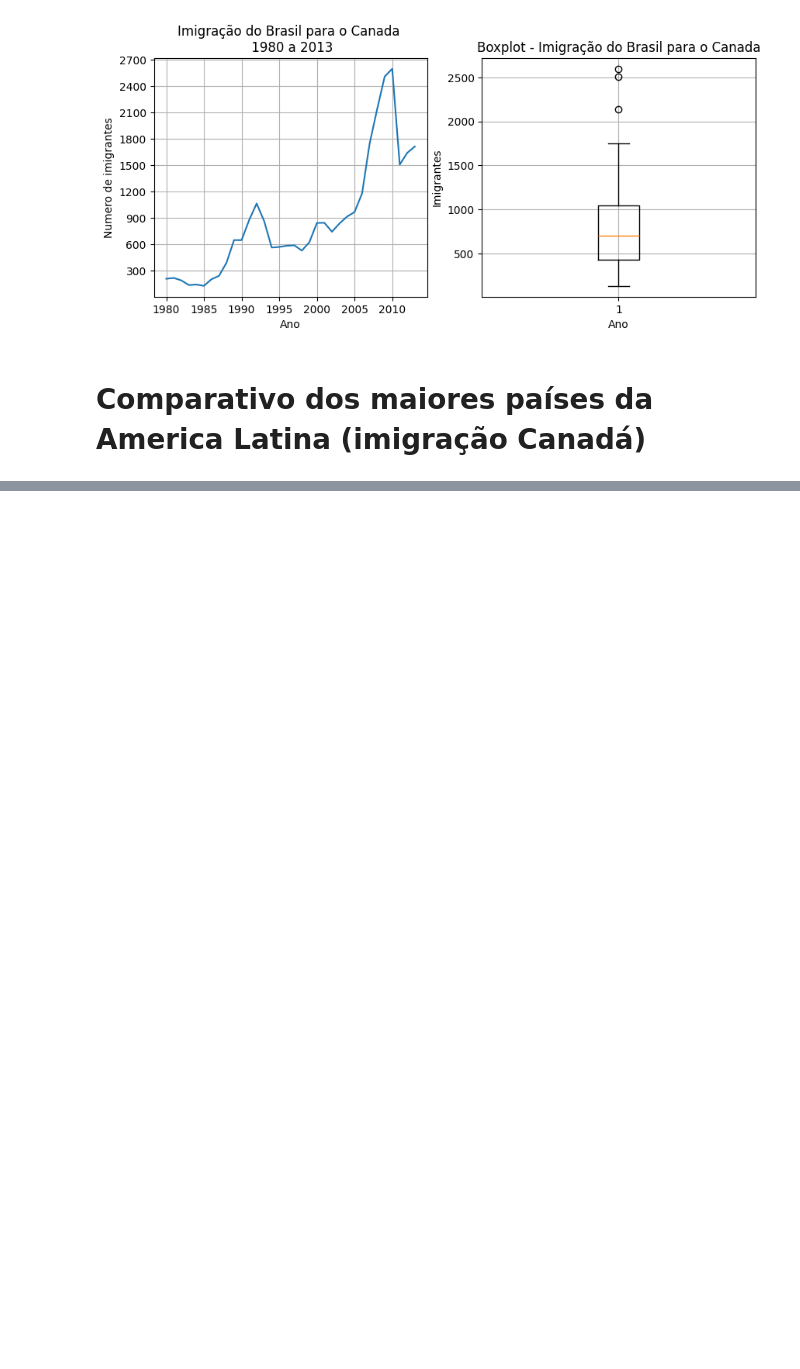
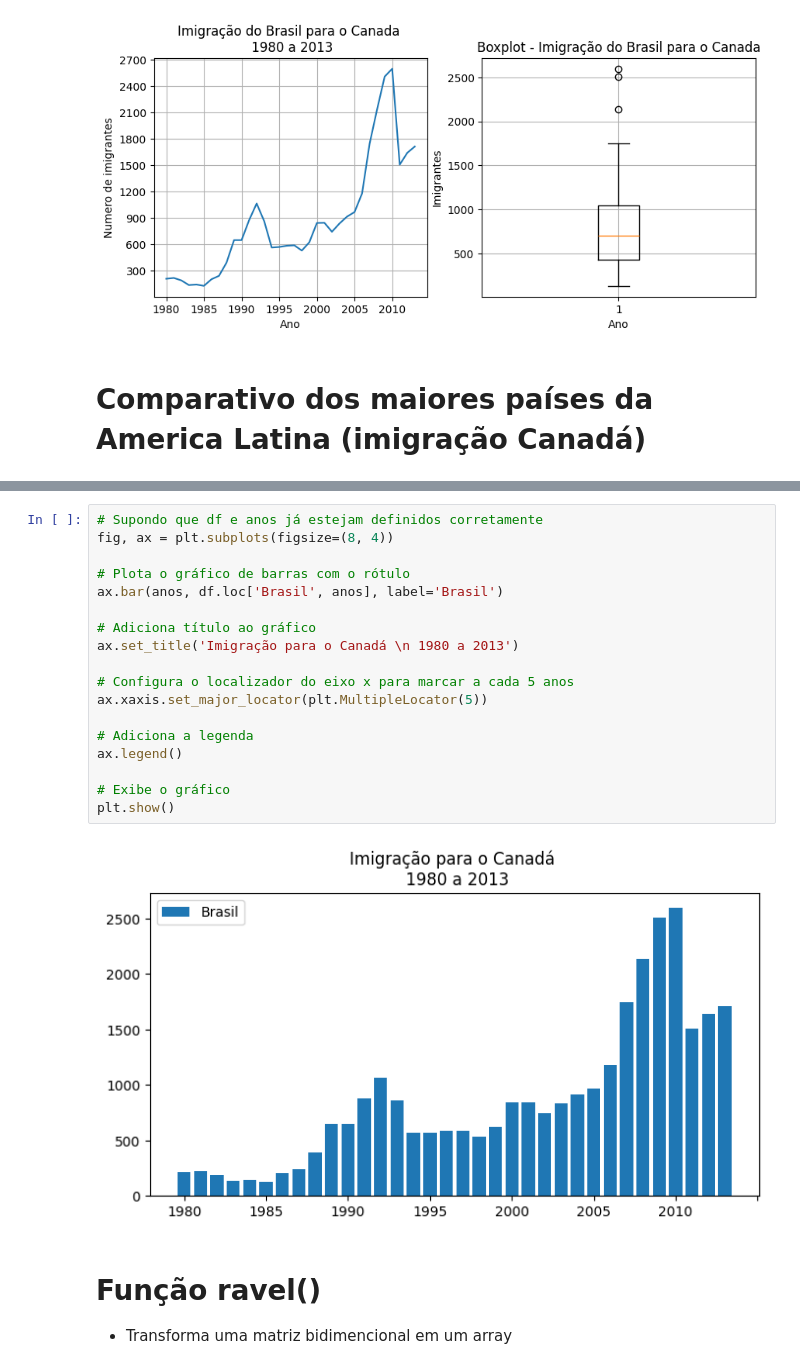
Before and after one commit to ThiagoDFMaia/projeto_final_tarde, a Jupyter notebook: semana_estatistica/aula2.ipynb, the cells around one changed output, grey strips where cells are left out. Cells and saved outputs as stored; diff of their text form; blank space fills up the shorter version.

```diff
--- a/semana_estatistica/aula2.ipynb
+++ b/semana_estatistica/aula2.ipynb
@@ -404,0 +406,23 @@ plt.show()
+# %%
+# Supondo que df e anos já estejam definidos corretamente
+fig, ax = plt.subplots(figsize=(8, 4))
+
+# Plota o gráfico de barras com o rótulo
+ax.bar(anos, df.loc['Brasil', anos], label='Brasil')
+
+# Adiciona título ao gráfico
+ax.set_title('Imigração para o Canadá \n 1980 a 2013')
+
+# Configura o localizador do eixo x para marcar a cada 5 anos
+ax.xaxis.set_major_locator(plt.MultipleLocator(5))
+
+# Adiciona a legenda
+ax.legend()
+
+# Exibe o gráfico
+plt.show()
+# %% [output]
+[figure, added]
+# %% [markdown]
+# Função ravel()
+* Transforma uma matriz bidimencional em um array
```
Also changed, not shown: parts of 11 cells of this notebook, 1 other file.
